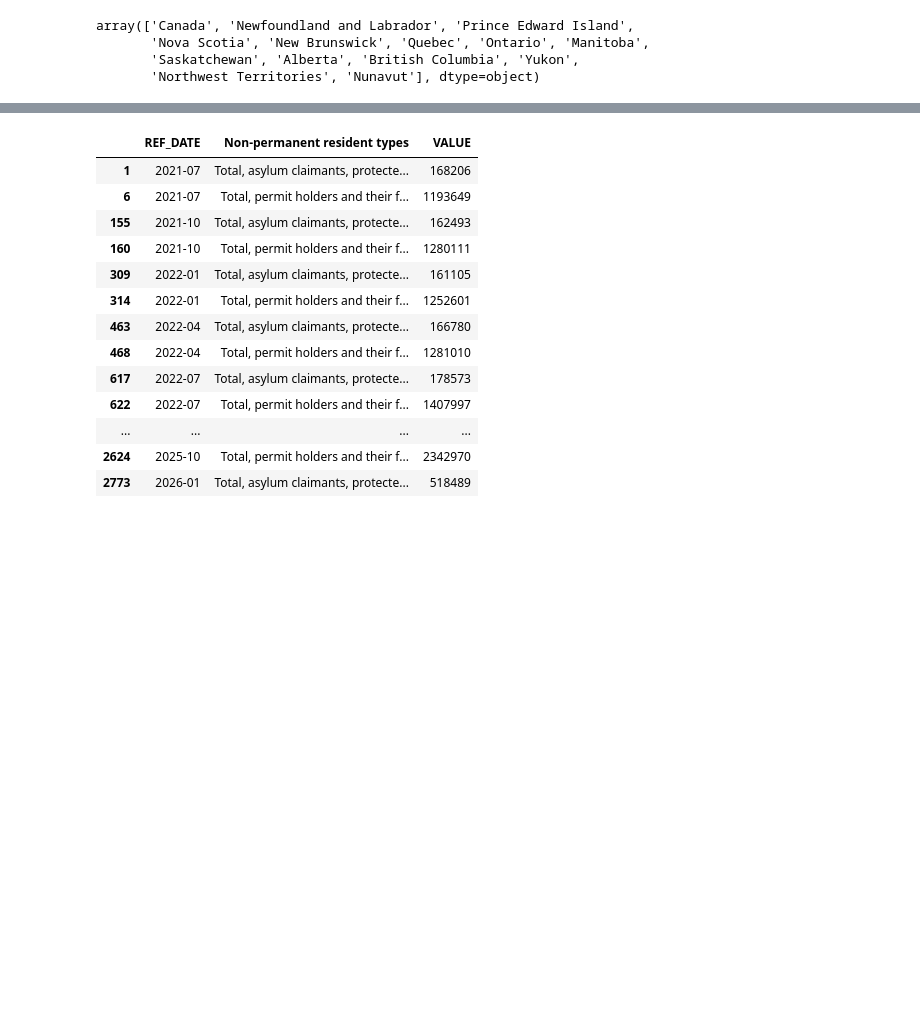
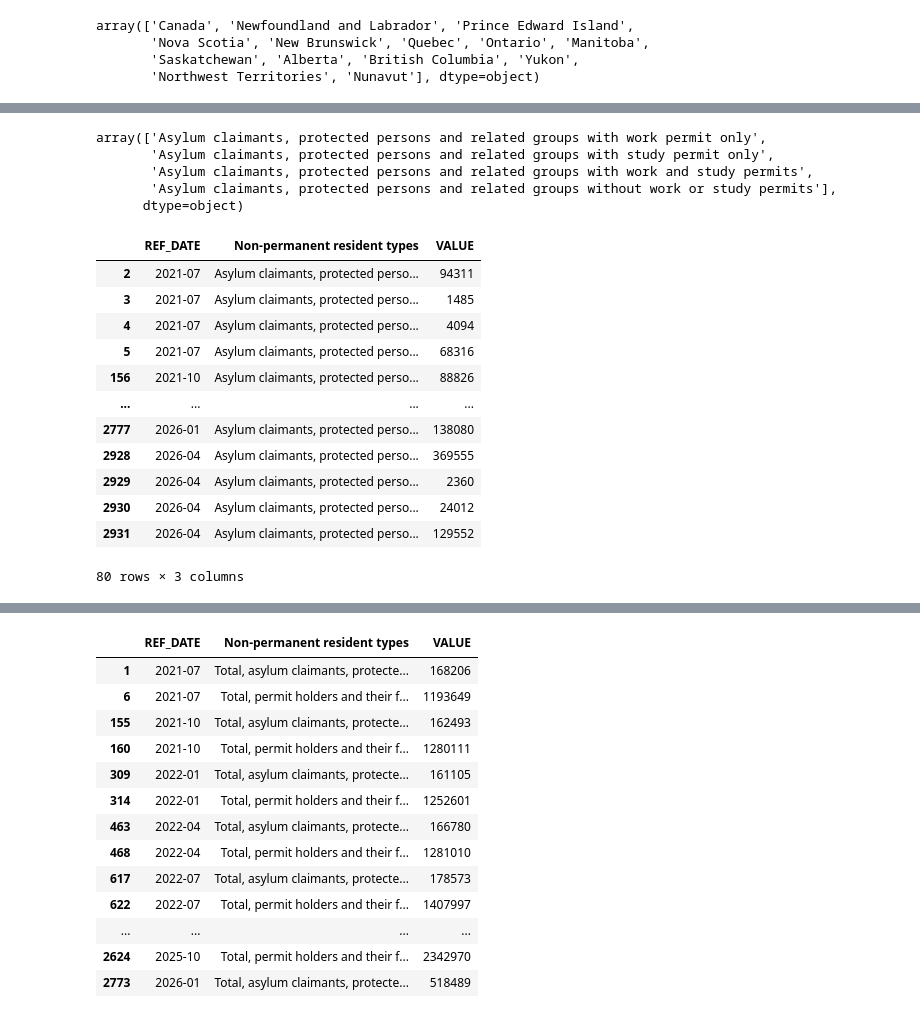
Before and after one commit to yrmo/gcinfo, a Jupyter notebook: non-permanent-by-type-2021-present.ipynb, the cells around one changed output, grey strips where cells are left out. Drawn from its saved outputs; the diff is of its cells as text; code cells hidden in the pictures; blank space fills up the shorter version.

```diff
--- a/non-permanent-by-type-2021-present.ipynb
+++ b/non-permanent-by-type-2021-present.ipynb
@@ -80,0 +90,30 @@ df_canada.head()
+# %%
+df_canada_asylum = df_canada[df_canada["Non-permanent resident types"].isin([
+        "Asylum claimants, protected persons and related groups with work permit only",
+        "Asylum claimants, protected persons and related groups with study permit only",
+        "Asylum claimants, protected persons and related groups with work and study permits",
+        "Asylum claimants, protected persons and related groups without work or study permits"
+])]
+df_canada_asylum["Non-permanent resident types"].astype(str).unique()
+# %% [output]
+array(['Asylum claimants, protected persons and related groups with work permit only',
+       'Asylum claimants, protected persons and related groups with study permit only',
+       'Asylum claimants, protected persons and related groups with work and study permits',
+       'Asylum claimants, protected persons and related groups without work or study permits'],
+      dtype=object)
+# %%
+df_canada_asylum[["REF_DATE", "Non-permanent resident types", "VALUE"]]
+# %% [output]
+|  | REF_DATE | Non-permanent resident types | VALUE |
+| 2 | 2021-07 | Asylum claimants, protected perso... | 94311 |
+| 3 | 2021-07 | Asylum claimants, protected perso... | 1485 |
+| 4 | 2021-07 | Asylum claimants, protected perso... | 4094 |
+| 5 | 2021-07 | Asylum claimants, protected perso... | 68316 |
+| 156 | 2021-10 | Asylum claimants, protected perso... | 88826 |
+| ... | ... | ... | ... |
+| 2777 | 2026-01 | Asylum claimants, protected perso... | 138080 |
+| 2928 | 2026-04 | Asylum claimants, protected perso... | 369555 |
+| 2929 | 2026-04 | Asylum claimants, protected perso... | 2360 |
+| 2930 | 2026-04 | Asylum claimants, protected perso... | 24012 |
+| 2931 | 2026-04 | Asylum claimants, protected perso... | 129552 |
+80 rows × 3 columns
```
Also changed, not shown: parts of 4 cells of this notebook.
